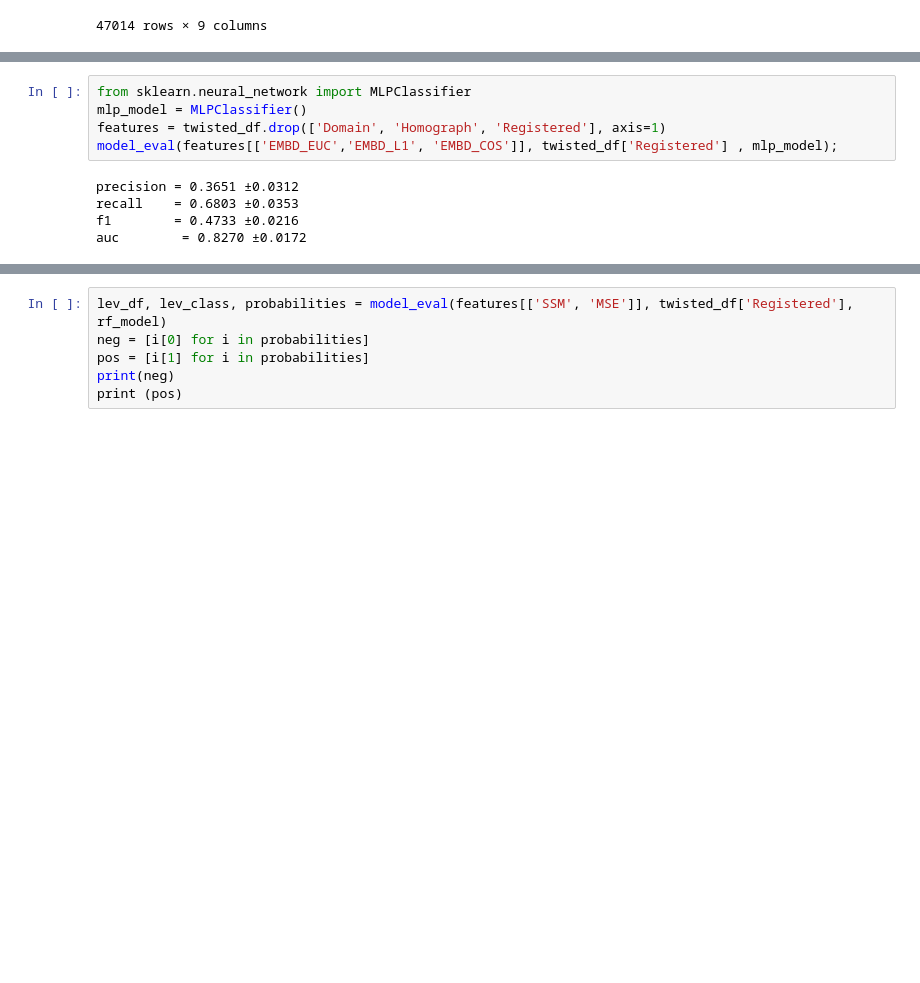
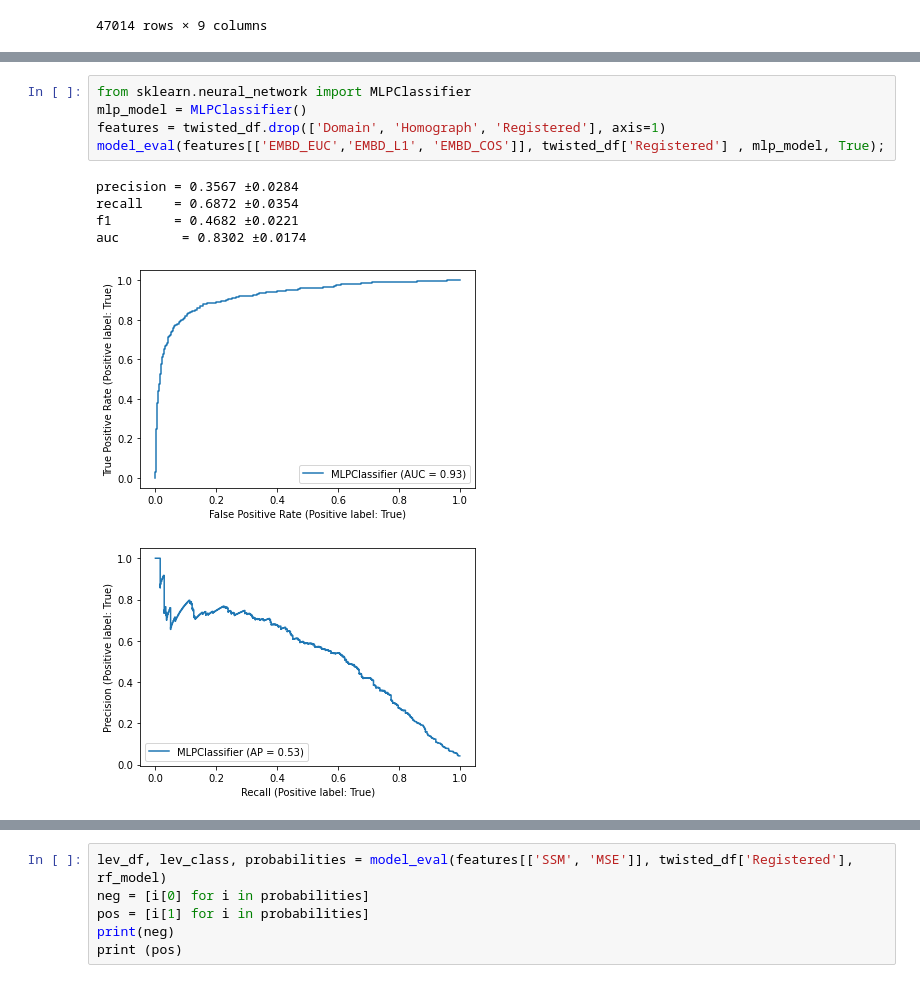
Before and after one commit to DannyMathieson/PhishEye, a Jupyter notebook: phisheye.ipynb, the cells around one changed output, grey strips where cells are left out. Saved outputs shown, nothing was run; the diff lists cells and outputs as text; blank space fills up the shorter version.

```diff
--- a/phisheye.ipynb
+++ b/phisheye.ipynb
@@ -407,13 +447,15 @@ auc        = 0.8627 ±0.0118
 # %%
 from sklearn.neural_network import MLPClassifier
 mlp_model = MLPClassifier()
 features = twisted_df.drop(['Domain', 'Homograph', 'Registered'], axis=1)
-model_eval(features[['EMBD_EUC','EMBD_L1', 'EMBD_COS']], twisted_df['Registered'] , mlp_model);
+model_eval(features[['EMBD_EUC','EMBD_L1', 'EMBD_COS']], twisted_df['Registered'] , mlp_model, True);
 # %% [output]
-precision = 0.3651 ±0.0312
-recall    = 0.6803 ±0.0353
-f1        = 0.4733 ±0.0216
-auc        = 0.8270 ±0.0172
+precision = 0.3567 ±0.0284
+recall    = 0.6872 ±0.0354
+f1        = 0.4682 ±0.0221
+auc        = 0.8302 ±0.0174
+[figure, added]
+[figure, added]
 # %%
 from sklearn.svm import SVC
 svm_model = SVC()
```
Also changed, not shown: parts of 13 cells of this notebook.
